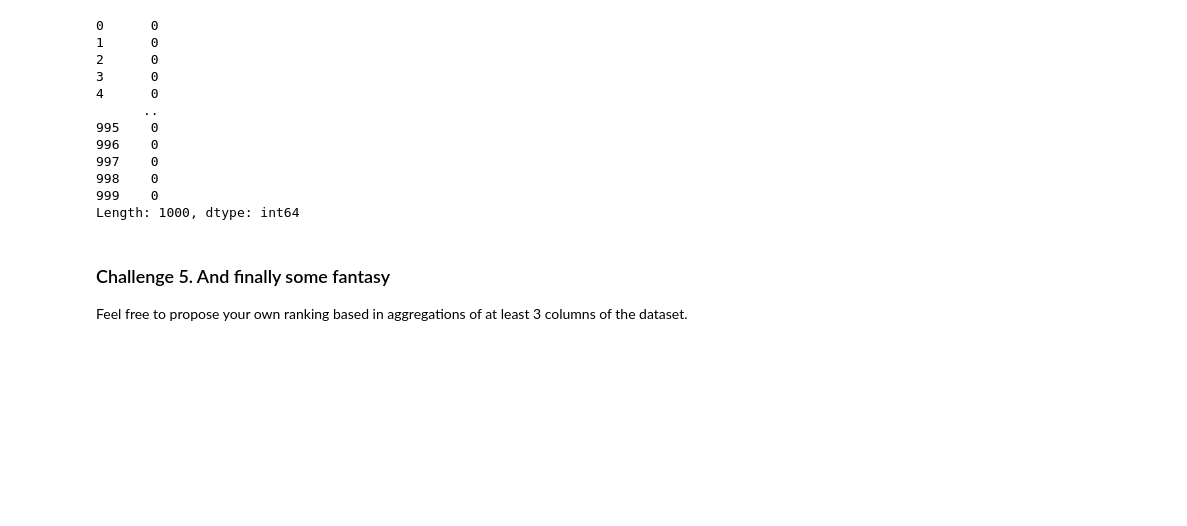
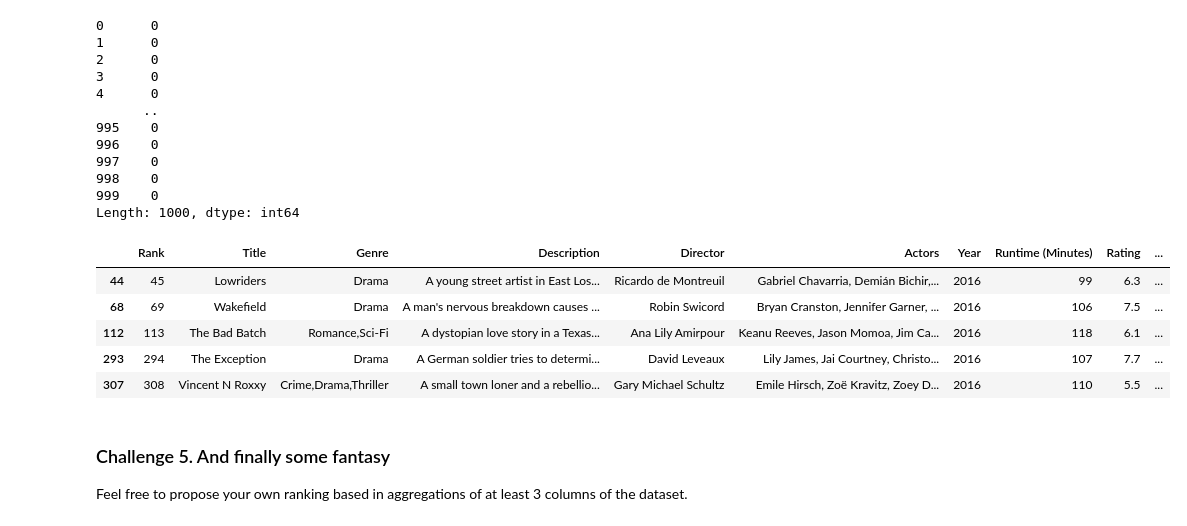
Before and after one commit to potacho/pandas_apply_lambda, a Jupyter notebook: pandas_apply_lambda.ipynb, the cells around one changed output. Saved outputs shown, nothing was run; the diff lists cells and outputs as text; code cells hidden in the pictures; blank space fills up the shorter version.

```diff
--- a/pandas_apply_lambda.ipynb
+++ b/pandas_apply_lambda.ipynb
@@ -150,18 +150,23 @@ print(division)
 999    0
 Length: 1000, dtype: int64
 # %%
-def prime(y):
-    for n in range(2, y):
-        if y % 2 == 0:
+def prime(number):
+    if type(number) == float:
+        number = int(number)
+    if number < 2:
+        return False
+    for i in range(2, number):
+        if number % i == 0:
             return False
-        else:
-            return True
-prime(2)
+    return True
+# %%
+df['Is prime?'] = division.apply(lambda division_result: 'Yes' if prime(division_result) else 'No')
 # %%
-def es_primo(num):
-    for n in range(2, num):
-        if num % n == 0:
-            print("No es primo", n, "es divisor")
-            return False
-    print("Es primo")
-    return True
+df[df['Is prime?'] == 'Yes'].head()
+# %% [output]
+|  | Rank | Title | Genre | Description | Director | Actors | Year | Runtime (Minutes) | Rating | ... |
+| 44 | 45 | Lowriders | Drama | A young street artist in East Los... | Ricardo de Montreuil | Gabriel Chavarria, Demián Bichir,... | 2016 | 99 | 6.3 | ... |
+| 68 | 69 | Wakefield | Drama | A man's nervous breakdown causes ... | Robin Swicord | Bryan Cranston, Jennifer Garner, ... | 2016 | 106 | 7.5 | ... |
+| 112 | 113 | The Bad Batch | Romance,Sci-Fi | A dystopian love story in a Texas... | Ana Lily Amirpour | Keanu Reeves, Jason Momoa, Jim Ca... | 2016 | 118 | 6.1 | ... |
+| 293 | 294 | The Exception | Drama | A German soldier tries to determi... | David Leveaux | Lily James, Jai Courtney, Christo... | 2016 | 107 | 7.7 | ... |
+| 307 | 308 | Vincent N Roxxy | Crime,Drama,Thriller | A small town loner and a rebellio... | Gary Michael Schultz | Emile Hirsch, Zoë Kravitz, Zoey D... | 2016 | 110 | 5.5 | ... |
```
Also changed, not shown: parts of 3 cells of this notebook.
